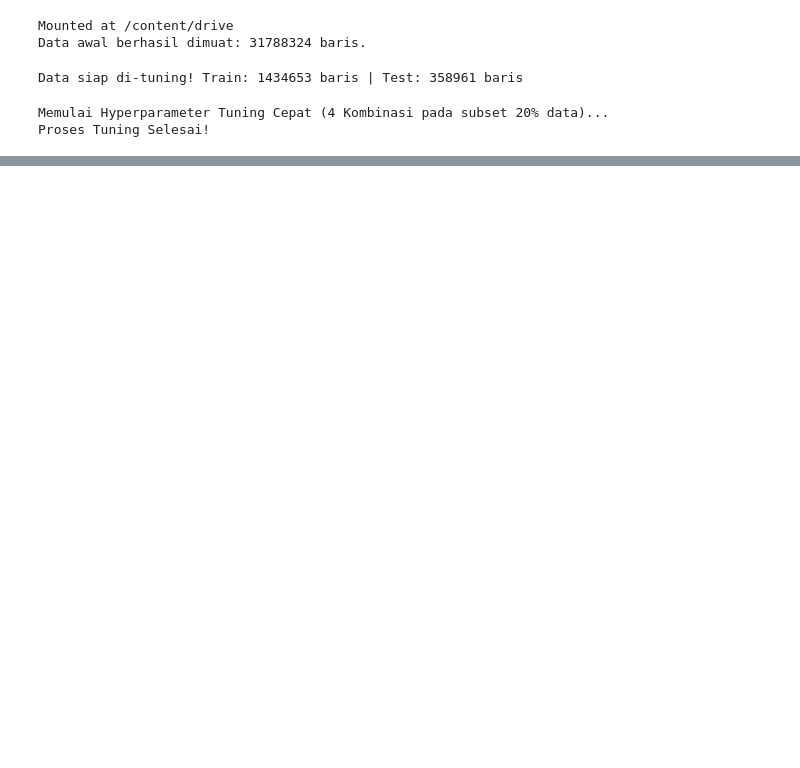
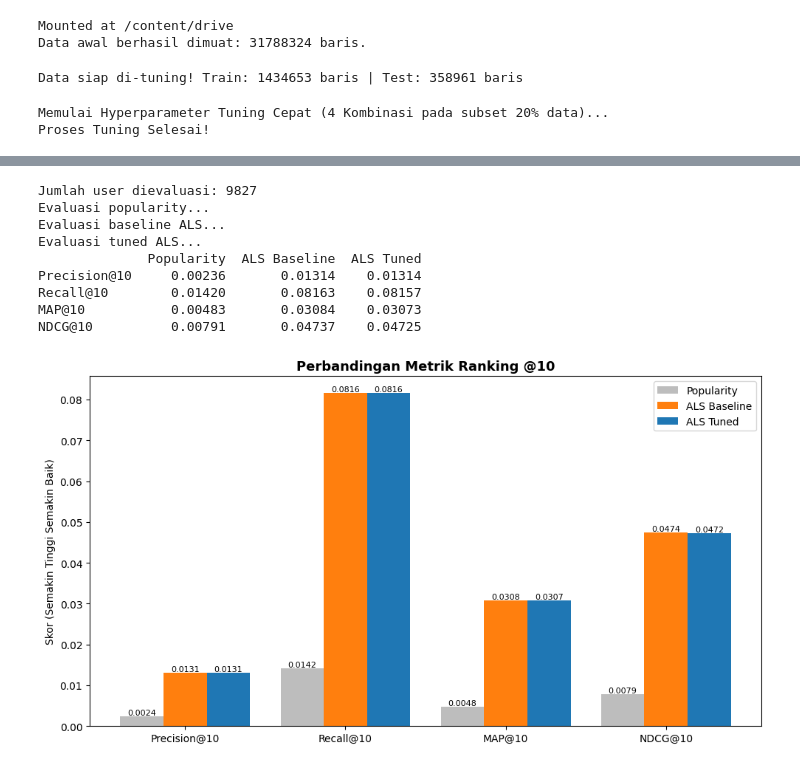
Before and after one commit to kemal1308/TugasBesarBigData-hm, a Jupyter notebook: notebooks/03_model_tuning_and_evaluation.ipynb, the cells around one changed output, grey strips where cells are left out. Cells and saved outputs as stored; diff of their text form; code cells hidden in the pictures; blank space fills up the shorter version.

```diff
--- a/notebooks/03_model_tuning_and_evaluation.ipynb
+++ b/notebooks/03_model_tuning_and_evaluation.ipynb
@@ -131,0 +217,74 @@ Model final disimpan di: /content/drive/MyDrive/Dataset_HM/models/best_als_model
+# %%
+from pyspark.ml.evaluation import RankingEvaluator
+import pyspark.sql.functions as F
+import numpy as np
+
+K = 10
+
+# Ground truth: item yang dibeli tiap user di data test
+test_truth = test_df.groupBy("user_idx").agg(F.collect_list("item_idx").alias("label"))
+
+# Sampel user yang dievaluasi (kecilkan ke 0.02 kalau RAM Colab habis)
+eval_users = test_truth.select("user_idx").sample(fraction=0.05, seed=42)
+eval_users.cache()
+print("Jumlah user dievaluasi:", eval_users.count())
+
+def hitung_metrik(recs_df):
+    joined = recs_df.join(test_truth, on="user_idx", how="inner")
+    hasil = {}
+    for nama, metric in [("Precision@10", "precisionAtK"), ("Recall@10", "recallAtK"),
+                         ("MAP@10", "meanAveragePrecisionAtK"), ("NDCG@10", "ndcgAtK")]:
+        ev = RankingEvaluator(metricName=metric, k=K, labelCol="label", predictionCol="prediction")
+        hasil[nama] = ev.evaluate(joined)
+    return hasil
+
+def recs_als(model):
+    r = model.recommendForUserSubset(eval_users, K)
+    return r.withColumn("prediction",
+                        F.expr("transform(recommendations, x -> cast(x.item_idx as double))")
+                        ).select("user_idx", "prediction")
+
+# Popularity baseline: 10 item terlaris di data latih
+top_items = [float(r["item_idx"]) for r in
+             train_df.groupBy("item_idx").agg(F.sum("purchase_count").alias("n"))
+             .orderBy(F.desc("n")).limit(K).collect()]
+recs_pop = eval_users.withColumn("prediction", F.array(*[F.lit(x) for x in top_items]))
+
+print("Evaluasi popularity...")
+res_pop = hitung_metrik(recs_pop)
+print("Evaluasi baseline ALS...")
+res_base = hitung_metrik(recs_als(baseline_model))
+print("Evaluasi tuned ALS...")
+res_tuned = hitung_metrik(recs_als(tuned_model))
+
+df_rank = pd.DataFrame({"Popularity": res_pop, "ALS Baseline": res_base, "ALS Tuned": res_tuned})
+print(df_rank.round(5))
+
+# Grafik
+metrik = list(df_rank.index)
+x = np.arange(len(metrik))
+w = 0.27
+plt.figure(figsize=(10, 5.5))
+for i, (col, warna) in enumerate(zip(df_rank.columns, ["#bdbdbd", "#ff7f0e", "#1f77b4"])):
+    bars = plt.bar(x + (i-1)*w, df_rank[col], w, label=col, color=warna)
+    for b in bars:
+        plt.text(b.get_x() + b.get_width()/2, b.get_height(), f"{b.get_height():.4f}",
+                 ha="center", va="bottom", fontsize=8)
+plt.xticks(x, metrik)
+plt.ylabel("Skor (Semakin Tinggi Semakin Baik)")
+plt.title("Perbandingan Metrik Ranking @10", fontsize=13, fontweight="bold")
+plt.legend()
+plt.tight_layout()
+plt.savefig("/content/drive/MyDrive/Dataset_HM/grafik_3_ranking_metrics.png", dpi=200, bbox_inches="tight")
+plt.show()
+# %% [output]
+Jumlah user dievaluasi: 9827
+Evaluasi popularity...
+Evaluasi baseline ALS...
+Evaluasi tuned ALS...
+              Popularity  ALS Baseline  ALS Tuned
+Precision@10     0.00236       0.01314    0.01314
+Recall@10        0.01420       0.08163    0.08157
+MAP@10           0.00483       0.03084    0.03073
+NDCG@10          0.00791       0.04737    0.04725
+[figure, added]
```
Also changed, not shown: parts of 5 cells of this notebook.
